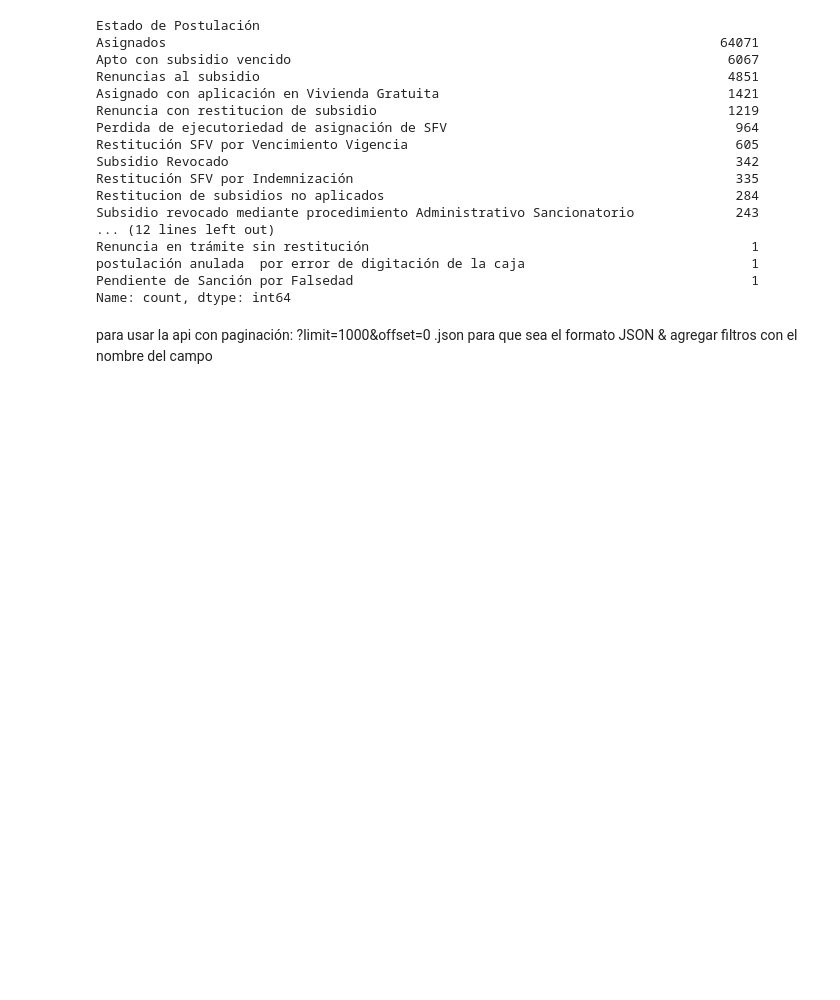
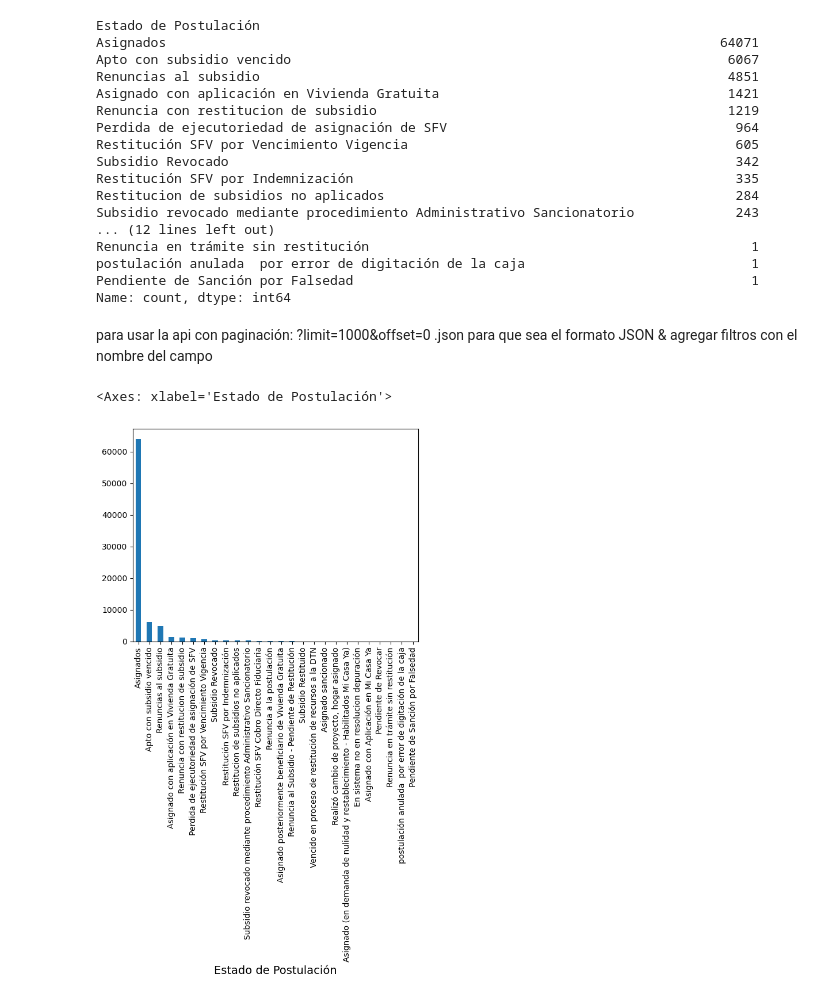
Before and after one commit to diegofercho21323/data-my-home, a Jupyter notebook: notebooks/vivienda.ipynb, the cells around one changed output. Drawn from its saved outputs; the diff is of its cells as text; code cells hidden in the pictures; blank space fills up the shorter version.

```diff
--- a/notebooks/vivienda.ipynb
+++ b/notebooks/vivienda.ipynb
@@ -190,3 +149,9 @@ Name: count, dtype: int64
 para usar la api con paginación: ?limit=1000&offset=0
 .json para que sea el formato JSON
 & agregar filtros con el nombre del campo
+# %%
+# mostrar grafica de barras
+df['Estado de Postulación'].value_counts().plot(kind='bar')
+# %% [output]
+<Axes: xlabel='Estado de Postulación'>
+[figure, added]
```
Also changed, not shown: parts of 9 cells of this notebook.
